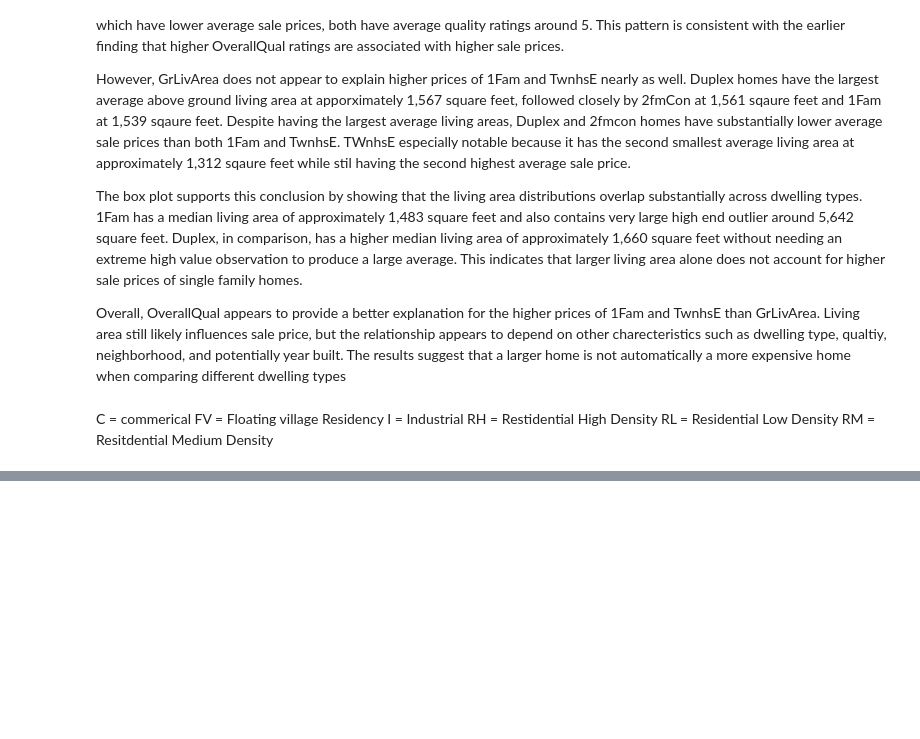
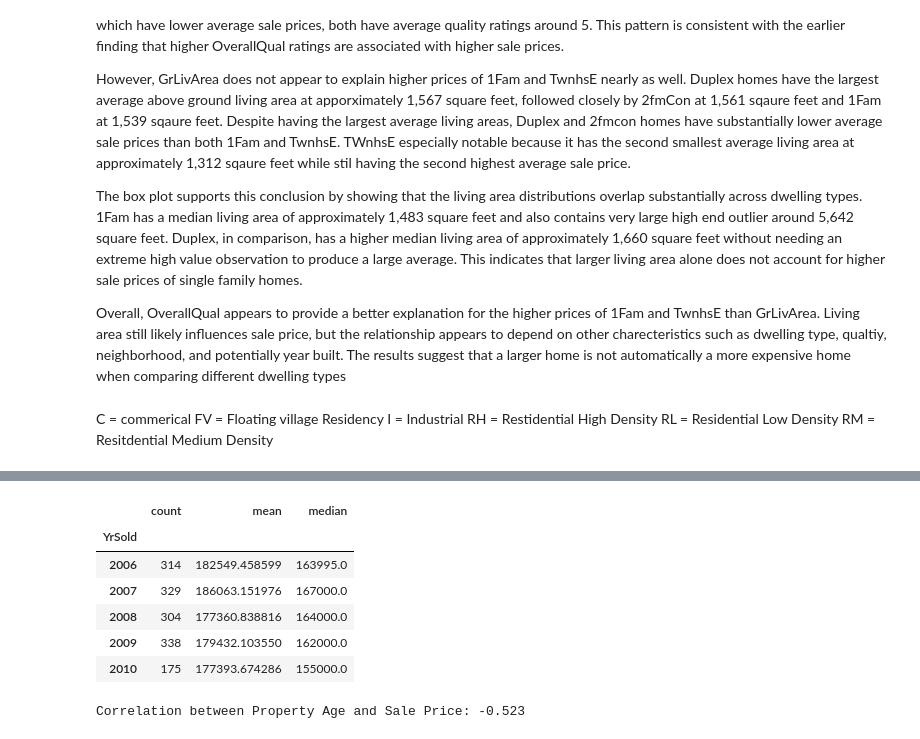
Before and after one commit to Sinjinkim/Ames-housing-price-predicton, a Jupyter notebook: notebooks/01_eda.ipynb, the cells around one changed output, grey strips where cells are left out. Saved outputs shown, nothing was run; the diff lists cells and outputs as text; code cells hidden in the pictures; blank space fills up the shorter version.

```diff
--- a/notebooks/01_eda.ipynb
+++ b/notebooks/01_eda.ipynb
@@ -479,0 +669,37 @@ train.groupby('OverallCond')['SalePrice'].agg(count = 'count', mean = 'mean', me
+# %%
+train.groupby('YrSold')['SalePrice'].agg(count = 'count', mean = 'mean', median = 'median')
+# %% [output]
+|  | count | mean | median |
+| YrSold |  |  |  |
+| 2006 | 314 | 182549.458599 | 163995.0 |
+| 2007 | 329 | 186063.151976 | 167000.0 |
+| 2008 | 304 | 177360.838816 | 164000.0 |
+| 2009 | 338 | 179432.103550 | 162000.0 |
+| 2010 | 175 | 177393.674286 | 155000.0 |
+# %%
+#2. Do newer homes generally sell for more than older homes?
+
+#calculate the property age
+train['PropertyAge'] = train['YrSold'] - train ['YearBuilt']
+
+age_price = train['PropertyAge'].corr(train['SalePrice'])
+print(f'Correlation between Property Age and Sale Price: {age_price: .3f}')
+
+fig = px.scatter(
+    train,
+    x = 'PropertyAge',
+    y = 'SalePrice',
+    title = 'Property Age vs Sale Price',
+    color = 'PropertyAge',
+    labels = {
+        "PropertyAge": "Property Age (Years)",
+        "SalePrice" : "Sale Price ($)"
+    },
+    trendline = "ols",
+    template = 'plotly_dark'
+
+)
+
+fig.show()
+# %% [output]
+Correlation between Property Age and Sale Price: -0.523
```
Also changed, not shown: parts of 24 cells of this notebook.
